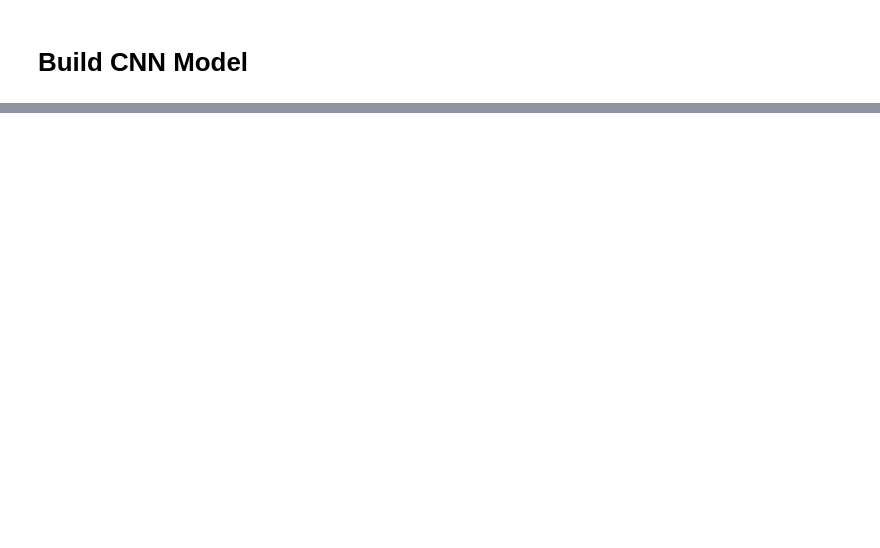
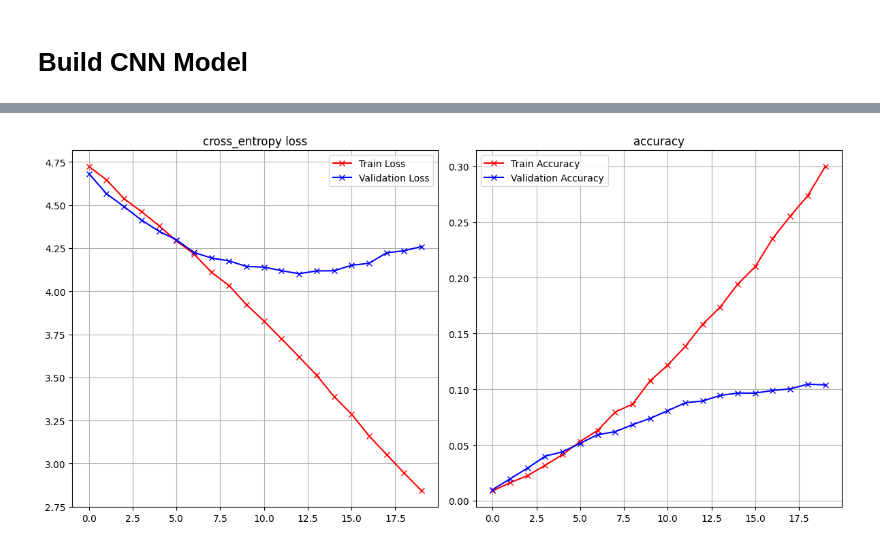
Before and after one commit to thewro11/cs364-genre-classification, a Jupyter notebook: v04_chroma_model.ipynb, the cells around one changed output, grey strips where cells are left out. Cells and saved outputs as stored; diff of their text form; code cells hidden in the pictures; blank space fills up the shorter version.

Commit message:
chroma vec and update model

```diff
--- a/v04_chroma_model.ipynb
+++ b/v04_chroma_model.ipynb
@@ -207,0 +161,3 @@ Epoch 20/20
+# %%
+X_train, X_test, Y_train, Y_test = train_test_split(x_dataset, y_dataset, train_size=0.75, stratify=y_dataset)
+X_train, X_val, Y_train, Y_val = train_test_split(X_train, Y_train, train_size=0.8, stratify=Y_train)
@@ -207,0 +168,21 @@ Epoch 20/20
+# %%
+input_shape=(12, 259, 1)
+CNNmodel = tf.keras.models.Sequential([
+    tf.keras.layers.Conv2D(10, (3, 3), activation='relu', padding="same", input_shape=input_shape),
+    tf.keras.layers.MaxPooling2D((2, 2)),
+
+    tf.keras.layers.Conv2D(10, (3, 3), activation='relu'),
+
+    tf.keras.layers.Conv2D(10, (3, 3), activation='relu'),
+    tf.keras.layers.MaxPooling2D((2, 2)),
+
+    tf.keras.layers.Flatten(),
+    tf.keras.layers.Dropout(0.2),
+    tf.keras.layers.Dense(512, activation='relu'),
+    tf.keras.layers.Dropout(0.2),
+    tf.keras.layers.Dense(512, activation='relu'),
+    tf.keras.layers.Dropout(0.4),
+    tf.keras.layers.Dense(113, activation='softmax'),
+])
+
+CNNmodel.summary()
@@ -207,0 +207,8 @@ Epoch 20/20
+# %%
+opt = tf.keras.optimizers.legacy.Adam(learning_rate=0.001, decay=1e-6)
+
+CNNmodel.compile(loss='categorical_crossentropy',
+              optimizer=opt,
+              metrics=['accuracy'])
+# %%
+history = CNNmodel.fit(X_train, Y_train, batch_size=250, epochs=20, validation_data=(X_val, Y_val), shuffle=True)
@@ -207,0 +242,4 @@ Epoch 20/20
+# %%
+plot_loss_accuracy(history)
+# %% [output]
+[figure, added]
```
Also changed, not shown: parts of 15 cells of this notebook, 1 other file.
